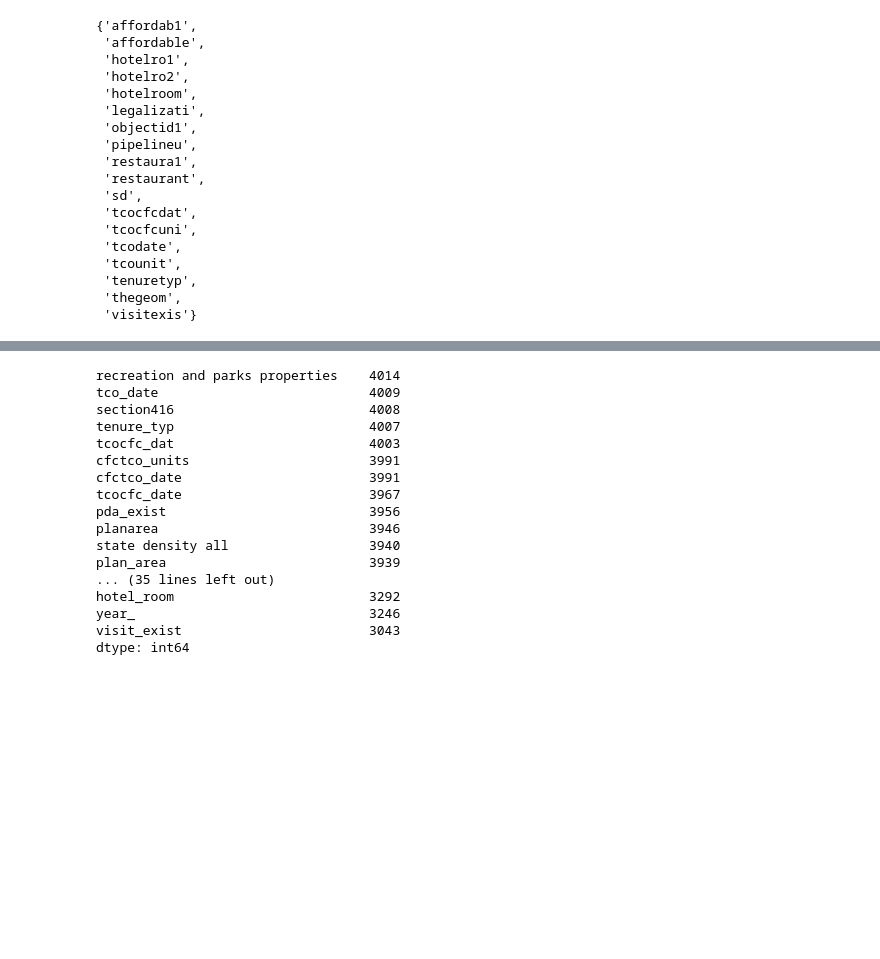
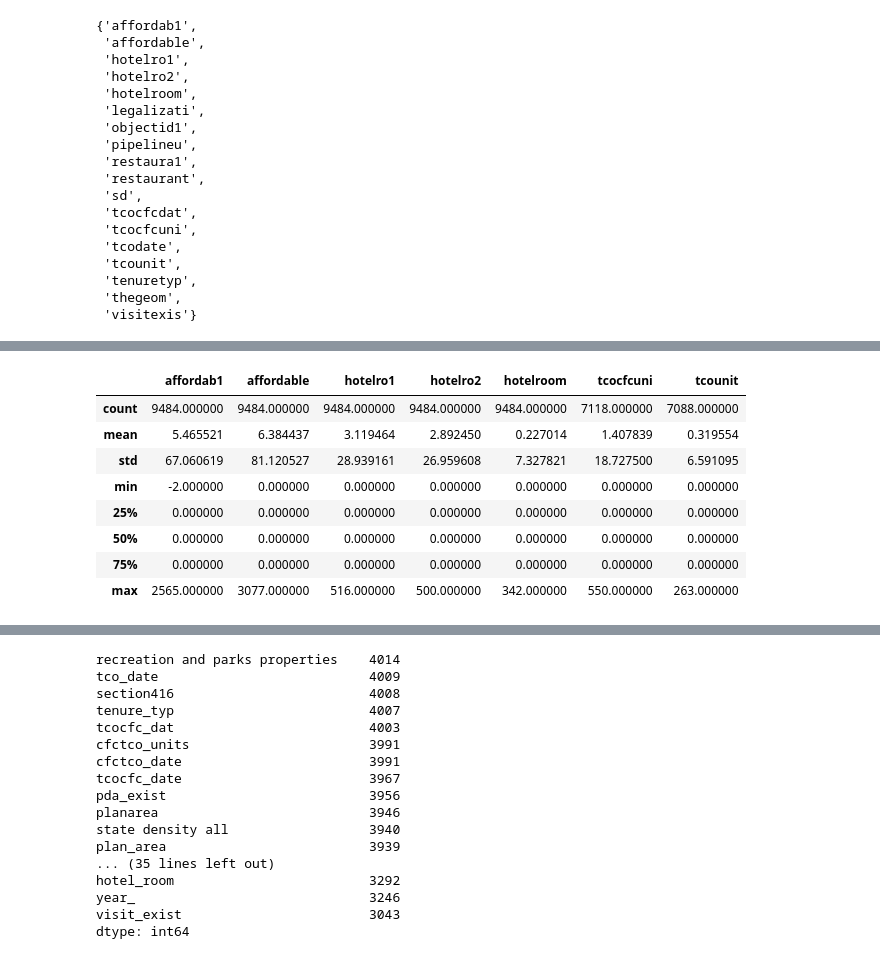
Before and after one commit to joeynotaro/sf-affordable-housing, a Jupyter notebook: eda.ipynb, the cells around one changed output, grey strips where cells are left out. Drawn from its saved outputs; the diff is of its cells as text; code cells hidden in the pictures; blank space fills up the shorter version.

```diff
--- a/eda.ipynb
+++ b/eda.ipynb
@@ -181,0 +223,21 @@ set(columns_2021 - columns_2022)
+# %%
+# displays the summary stats in columns of interest
+dev_projs_2021[['affordab1',
+                'affordable',
+                'hotelro1',
+                'hotelro2',
+                'hotelroom',
+                'tcocfcdat',
+                'tcocfcuni',
+                'tcodate',
+                'tcounit']].describe()
+# %% [output]
+|  | affordab1 | affordable | hotelro1 | hotelro2 | hotelroom | tcocfcuni | tcounit |
+| count | 9484.000000 | 9484.000000 | 9484.000000 | 9484.000000 | 9484.000000 | 7118.000000 | 7088.000000 |
+| mean | 5.465521 | 6.384437 | 3.119464 | 2.892450 | 0.227014 | 1.407839 | 0.319554 |
+| std | 67.060619 | 81.120527 | 28.939161 | 26.959608 | 7.327821 | 18.727500 | 6.591095 |
+| min | -2.000000 | 0.000000 | 0.000000 | 0.000000 | 0.000000 | 0.000000 | 0.000000 |
+| 25% | 0.000000 | 0.000000 | 0.000000 | 0.000000 | 0.000000 | 0.000000 | 0.000000 |
+| 50% | 0.000000 | 0.000000 | 0.000000 | 0.000000 | 0.000000 | 0.000000 | 0.000000 |
+| 75% | 0.000000 | 0.000000 | 0.000000 | 0.000000 | 0.000000 | 0.000000 | 0.000000 |
+| max | 2565.000000 | 3077.000000 | 516.000000 | 500.000000 | 342.000000 | 550.000000 | 263.000000 |
```
Also changed, not shown: parts of 117 cells of this notebook, 1 other file.
